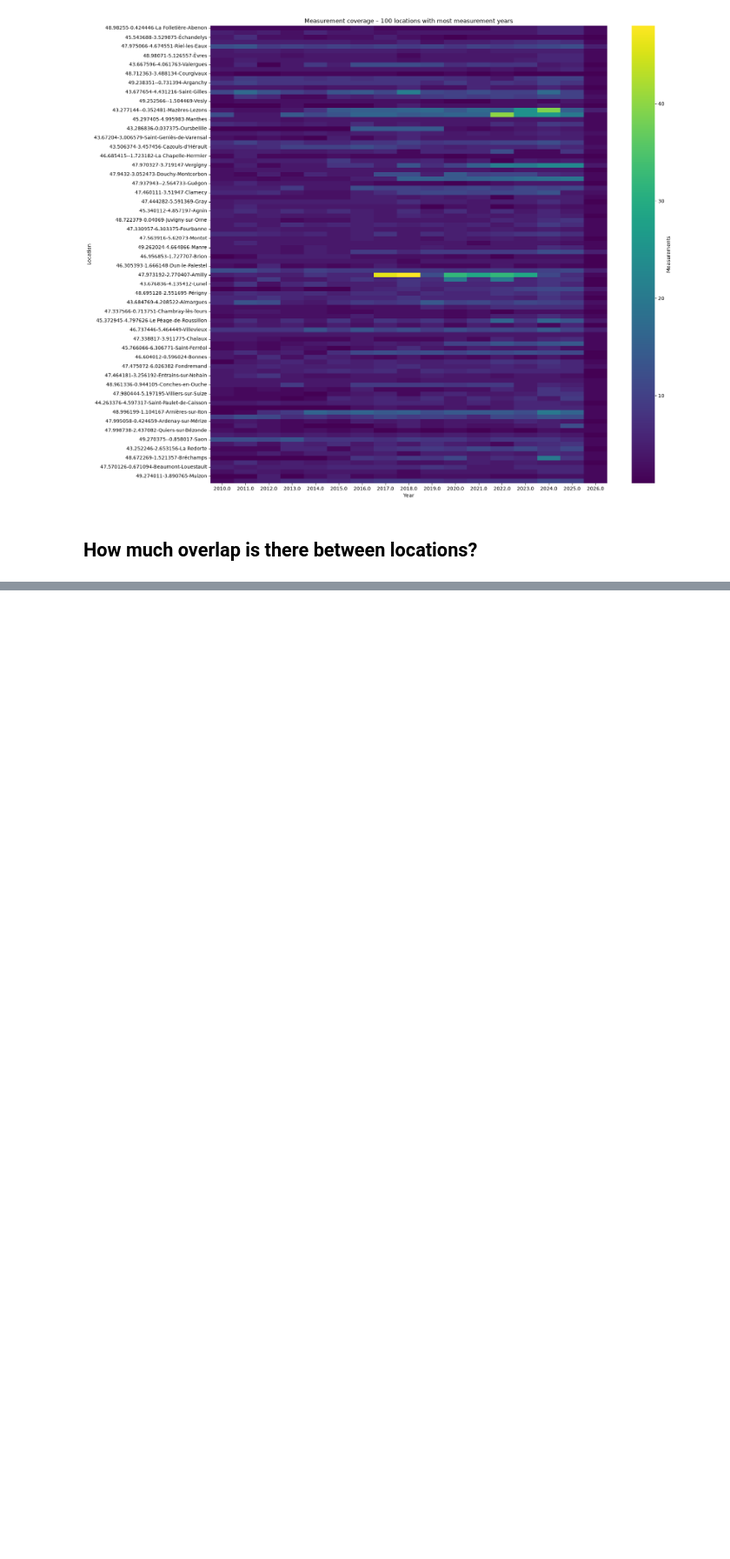
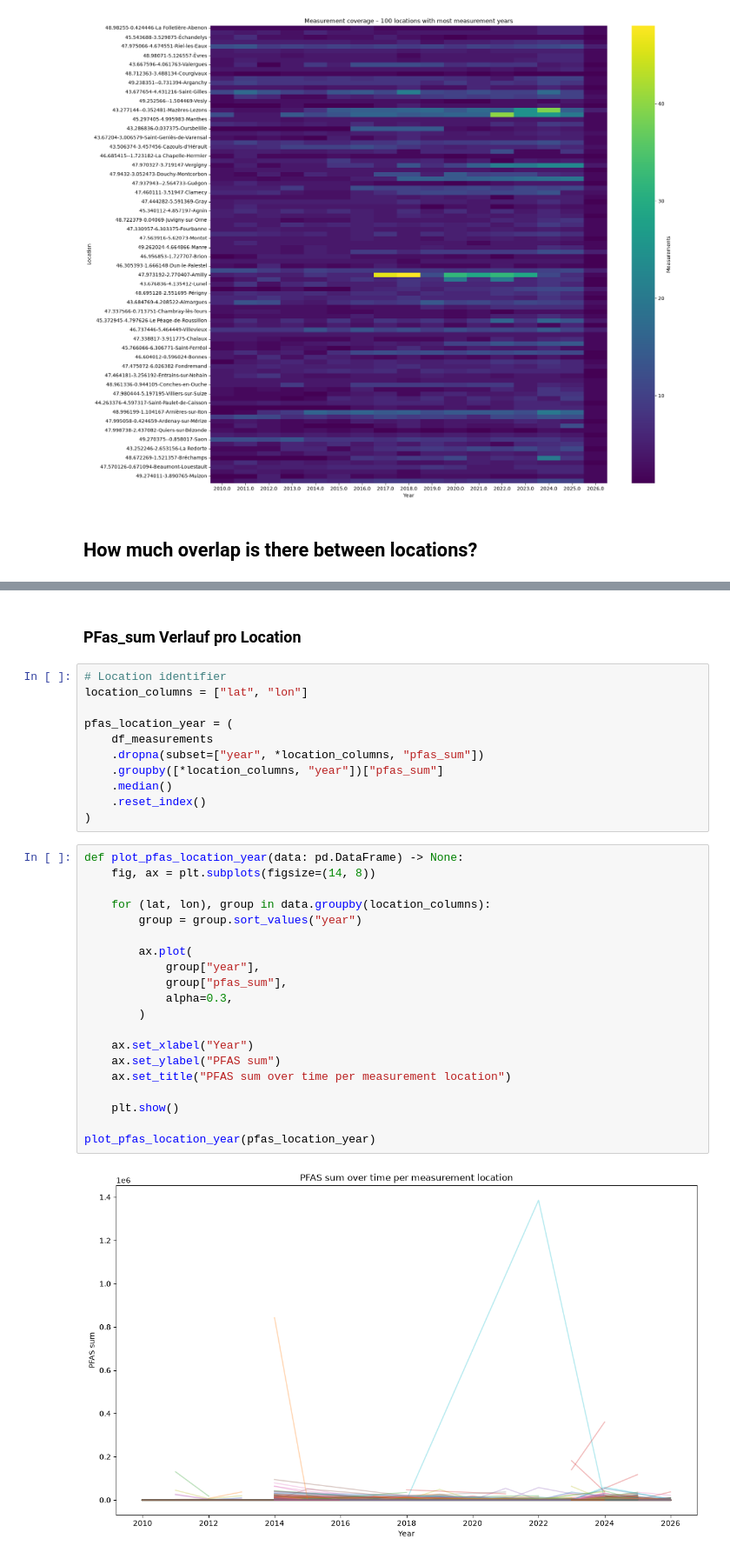
Before and after one commit to D4rkMindz/pfas-trace, a Jupyter notebook: notebooks/preprocessing/data-exploration/temporal_analysis.ipynb, the cells around one changed output, grey strips where cells are left out. Shown at 87% size. Drawn from its saved outputs; the diff is of its cells as text; blank space fills up the shorter version.

```diff
--- a/notebooks/preprocessing/data-exploration/temporal_analysis.ipynb
+++ b/notebooks/preprocessing/data-exploration/temporal_analysis.ipynb
@@ -279,0 +348,35 @@ plt.show()
+# %% [markdown]
+### PFas_sum Verlauf pro Location
+# %%
+# Location identifier
+location_columns = ["lat", "lon"]
+
+pfas_location_year = (
+    df_measurements
+    .dropna(subset=["year", *location_columns, "pfas_sum"])
+    .groupby([*location_columns, "year"])["pfas_sum"]
+    .median()
+    .reset_index()
+)
+# %%
+def plot_pfas_location_year(data: pd.DataFrame) -> None:
+    fig, ax = plt.subplots(figsize=(14, 8))
+
+    for (lat, lon), group in data.groupby(location_columns):
+        group = group.sort_values("year")
+
+        ax.plot(
+            group["year"],
+            group["pfas_sum"],
+            alpha=0.3,
+        )
+
+    ax.set_xlabel("Year")
+    ax.set_ylabel("PFAS sum")
+    ax.set_title("PFAS sum over time per measurement location")
+
+    plt.show()
+
+plot_pfas_location_year(pfas_location_year)
+# %% [output]
+[figure, added]
```
Also changed, not shown: parts of 18 cells of this notebook.
